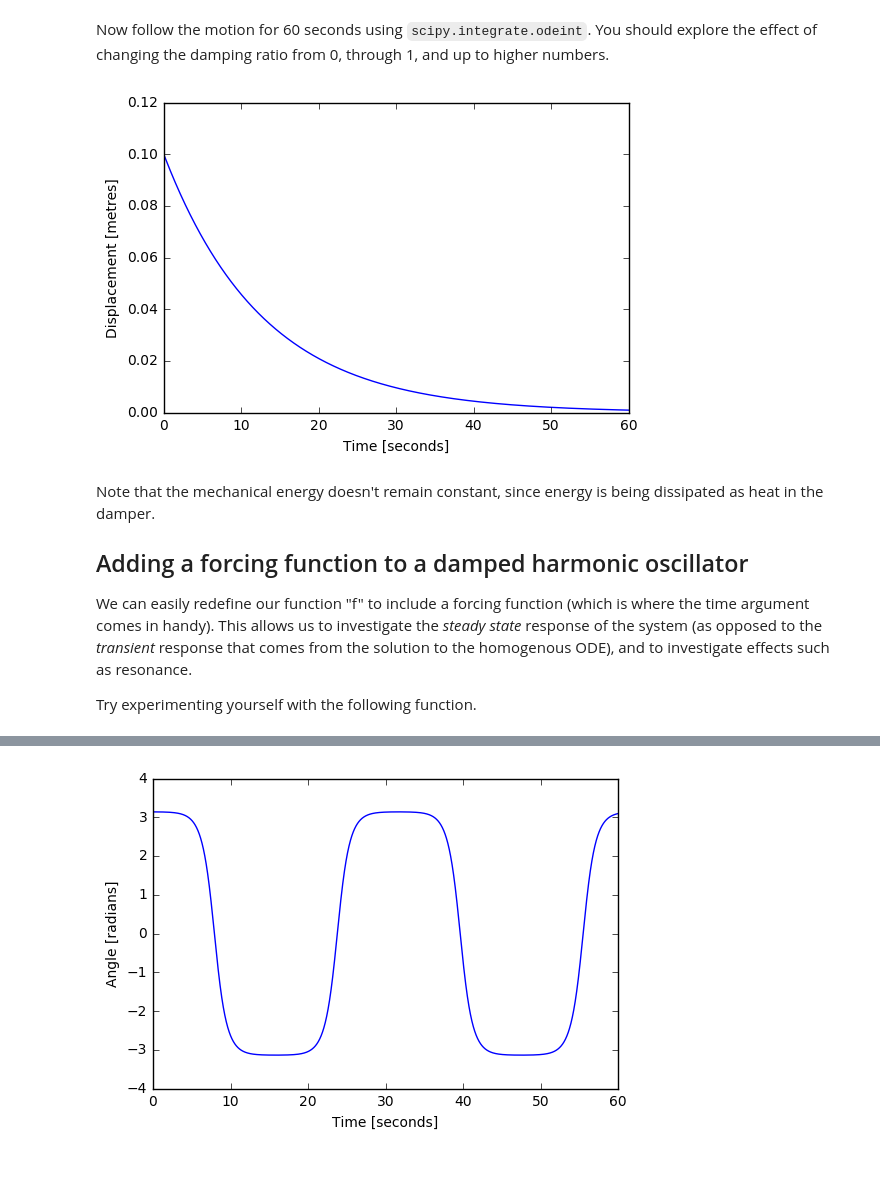
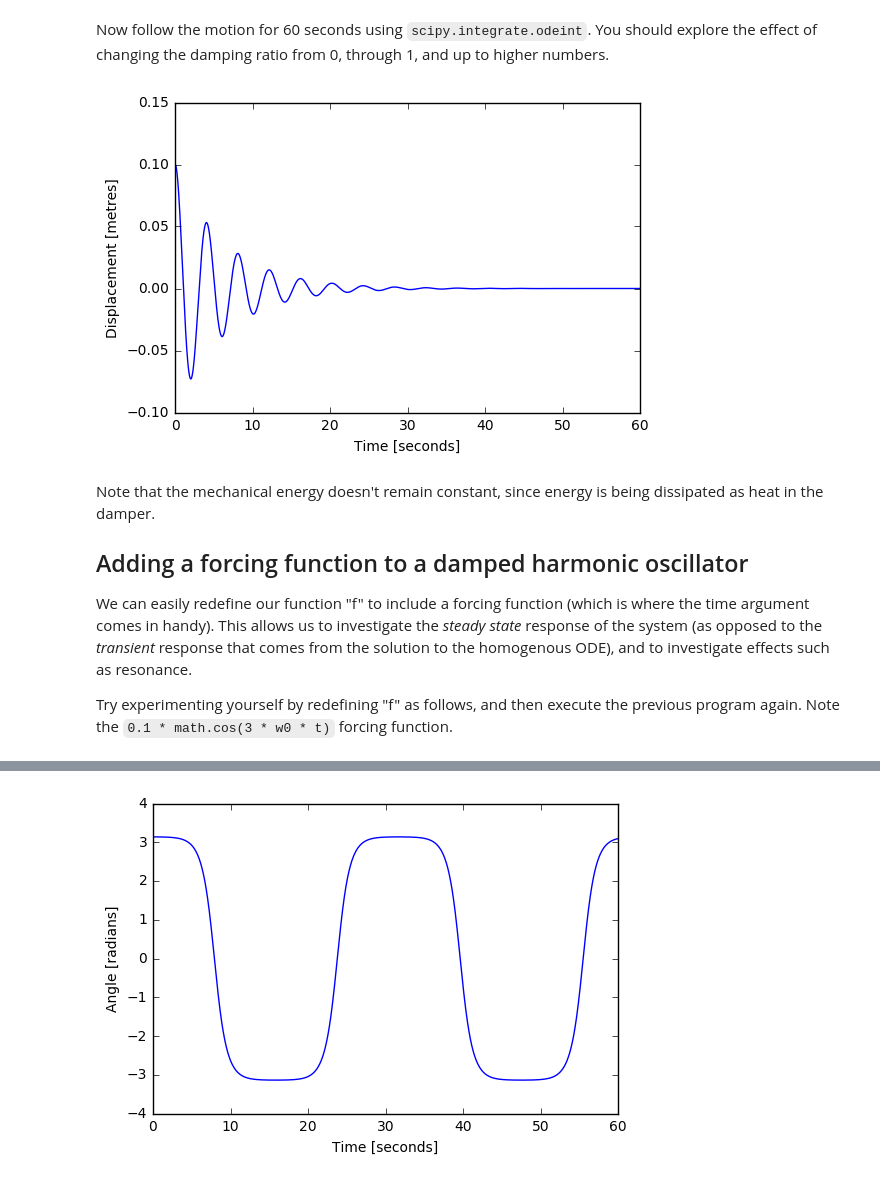
Before and after one commit to phys3112/intro, a Jupyter notebook: mcba2-numerical-integration-of-ODEs.ipynb, the cells around one changed output, grey strips where cells are left out. Cells and saved outputs as stored; diff of their text form; code cells hidden in the pictures.

````diff
--- a/mcba2-numerical-integration-of-ODEs.ipynb
+++ b/mcba2-numerical-integration-of-ODEs.ipynb
@@ -386,35 +388,41 @@ Now follow the motion for 60 seconds using `scipy.integrate.odeint`. You should
 # %%
 from scipy.integrate import odeint
 import numpy as np
 import matplotlib.pyplot as plt
 
 # Create an array of time values.
 
 t = np.linspace(0, 60.0, 60.0 / 0.01)
 
 # The parameters.
 
-zeta = 10
+zeta = 0.1
 
 # We are using the same angular frequency as for the
 # previous simple harmonic case.
 
 w0 = (3.00/1.23)**0.5
 
 # Solve it! Note that the initial conditions are x = 0.1, v = 0.0.
 
 solution = odeint(f, [0.1, 0.0], t, args=(zeta, w0))
 
 # "solution" is a 2D array, the first column contains the positions
 # and the second column the velocities.
 
 plt.plot(t, solution[:,0])
-#plt.ylim(-0.00001,0.00001)
+plt.ylabel("Displacement [metres]")
+
+# Uncomment these lines to plot energy.
+
+# plt.plot(t, solution[:,1])
+# plt.ylabel("Total energy [Joules]")
+
+# plt.ylim(-0.00001,0.00001)
 plt.xlabel("Time [seconds]")
-plt.ylabel("Displacement [metres]")
 plt.show()
 # %% [output]
-[figure, old version]
+[figure, new version]
 # %% [markdown]
 Note that the mechanical energy doesn't remain constant, since energy is being dissipated as heat in the damper.
 
@@ -422,7 +430,7 @@ Note that the mechanical energy doesn't remain constant, since energy is being d
 
 We can easily redefine our function "f" to include a forcing function (which is where the time argument comes in handy). This allows us to investigate the *steady state* response of the system (as opposed to the *transient* response that comes from the solution to the homogenous ODE), and to investigate effects such as resonance.
 
-Try experimenting yourself with the following function.
+Try experimenting yourself by redefining "f" as follows, and then execute the previous program again. Note the ```0.1 * math.cos(3 * w0 * t)``` forcing function.
 # %%
 import math
 def f(y, t, zeta, w0):
````
Also changed, not shown: parts of 6 cells of this notebook.
